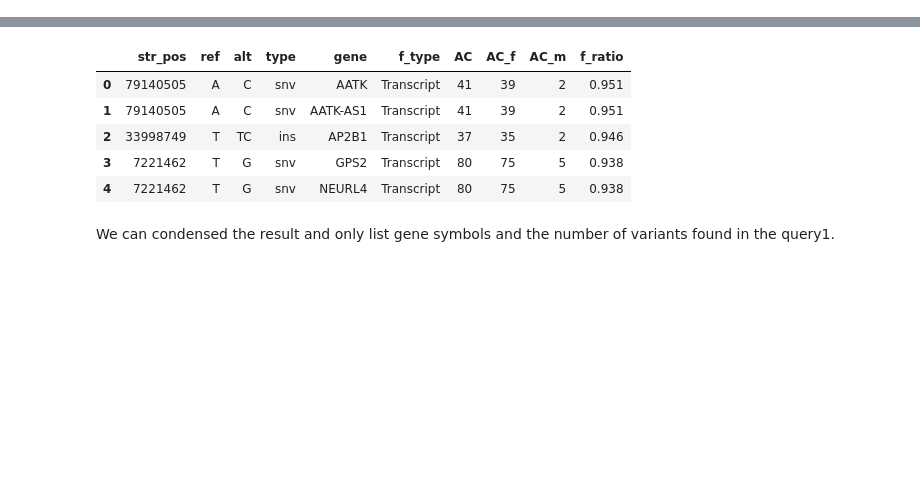
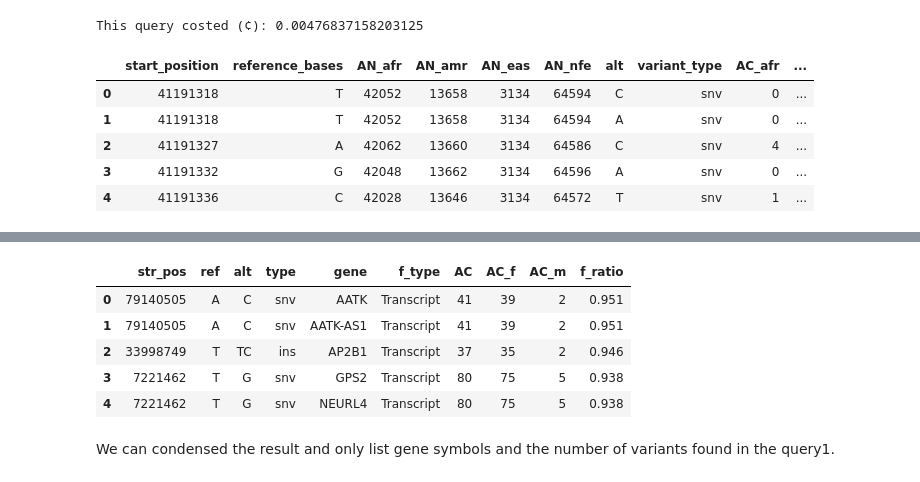
Before and after one commit to samanvp/variant-processing-in-BigQuery, a Jupyter notebook: gnomAD/gnomAD.ipynb, the cells around one changed output, grey strips where cells are left out. Cells and saved outputs as stored; diff of their text form; code cells hidden in the pictures; blank space fills up the shorter version.

Commit message:
Update gnomAD queries
Version2

```diff
--- a/gnomAD/gnomAD.ipynb
+++ b/gnomAD/gnomAD.ipynb
@@ -2,0 +85,16 @@
+# %%
+query_template = """
+SELECT MIN(start_position) AS X, MAX(end_position) AS Y
+FROM `bigquery-public-data.gnomAD.{GNOMAD_VER}__{CHROM}` AS main_table
+WHERE EXISTS
+  (SELECT 1 FROM UNNEST(main_table.alternate_bases) AS alternate_bases
+   WHERE EXISTS (SELECT 1 from alternate_bases.vep WHERE SYMBOL = '{GENE}'))
+"""
+query = query_template.format(GNOMAD_VER=gnomad_version, CHROM=chromosome, GENE=gene_symbol)
+
+#limits = client.query(query).to_dataframe()
+limits = run_query(query)
+
+print(limits)
+x = limits.at[0, 'X']
+y = limits.at[0, 'Y']
@@ -2,0 +186,35 @@
+# %%
+# NOTE: For v2_1_1 the "variant_type" column must be replaced with "alternate_bases.allele_type AS variant_type"
+query_template = """
+SELECT DISTINCT
+       start_position,
+       reference_bases,
+       AN_afr,
+       AN_amr,
+       AN_eas,
+       AN_nfe,
+       alternate_bases.alt AS alt,
+       variant_type,
+       alternate_bases.AC_afr AS AC_afr,
+       alternate_bases.AC_amr AS AC_amr,
+       alternate_bases.AC_eas AS AC_eas,
+       alternate_bases.AC_nfe AS AC_nfe,
+FROM `bigquery-public-data.gnomAD.{GNOMAD_VER}__{CHROM}` AS main_table,
+     main_table.alternate_bases AS alternate_bases
+WHERE start_position >= {X} AND start_position <= {Y}
+ORDER BY 1,2
+"""
+query = query_template.format(GNOMAD_VER=gnomad_version, CHROM=chromosome, X=x, Y=y)
+
+stats_ancestry = run_query(query)
+stats_ancestry.head()
+
+# ToDo: add some analysis to the returned dataframe
+# %% [output]
+This query costed (¢): 0.00476837158203125
+|  | start_position | reference_bases | AN_afr | AN_amr | AN_eas | AN_nfe | alt | variant_type | AC_afr | ... |
+| 0 | 41191318 | T | 42052 | 13658 | 3134 | 64594 | C | snv | 0 | ... |
+| 1 | 41191318 | T | 42052 | 13658 | 3134 | 64594 | A | snv | 0 | ... |
+| 2 | 41191327 | A | 42062 | 13660 | 3134 | 64586 | C | snv | 4 | ... |
+| 3 | 41191332 | G | 42048 | 13662 | 3134 | 64596 | A | snv | 0 | ... |
+| 4 | 41191336 | C | 42028 | 13646 | 3134 | 64572 | T | snv | 1 | ... |
```
Also changed, not shown: parts of 14 cells of this notebook.
